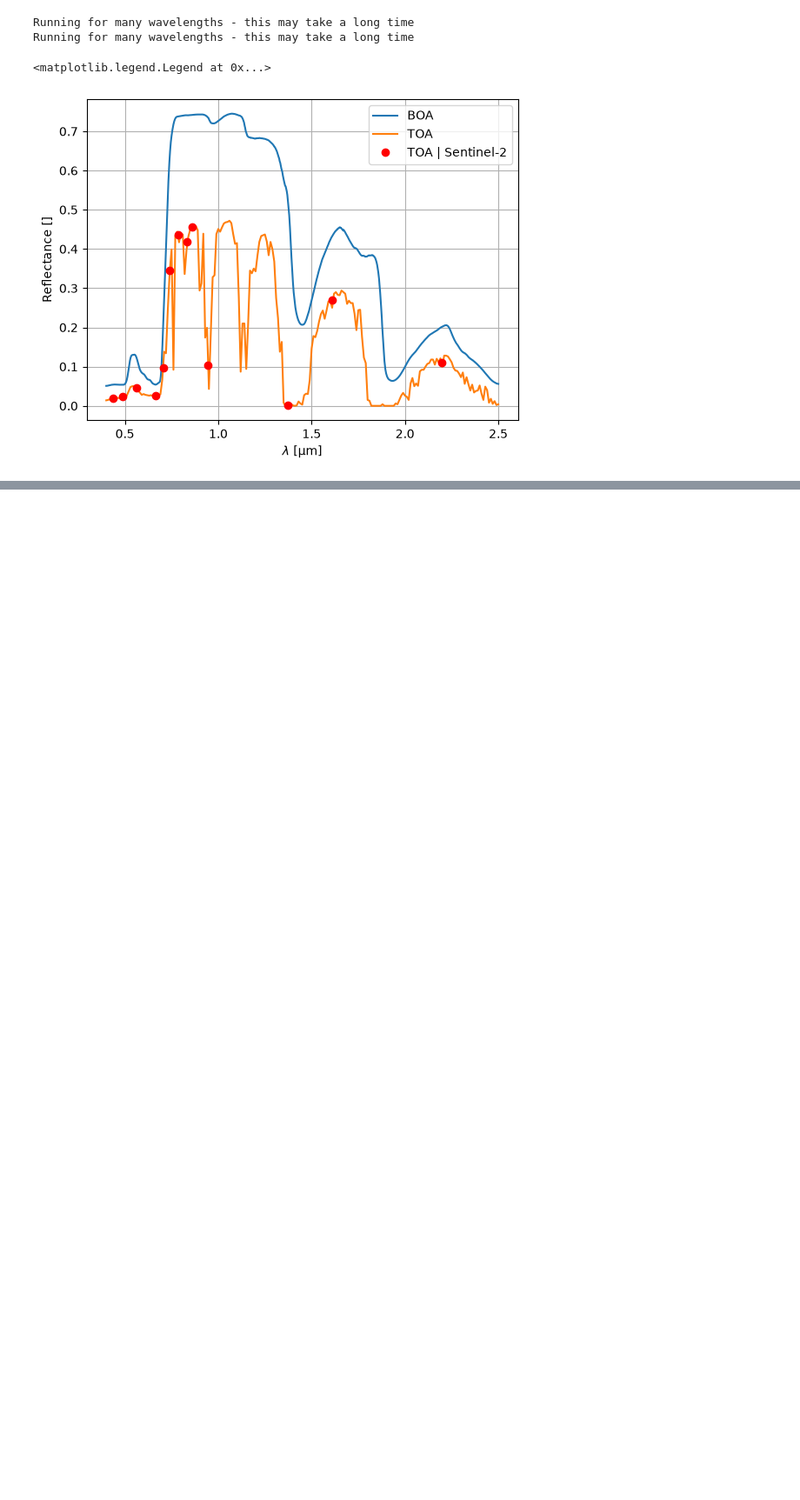
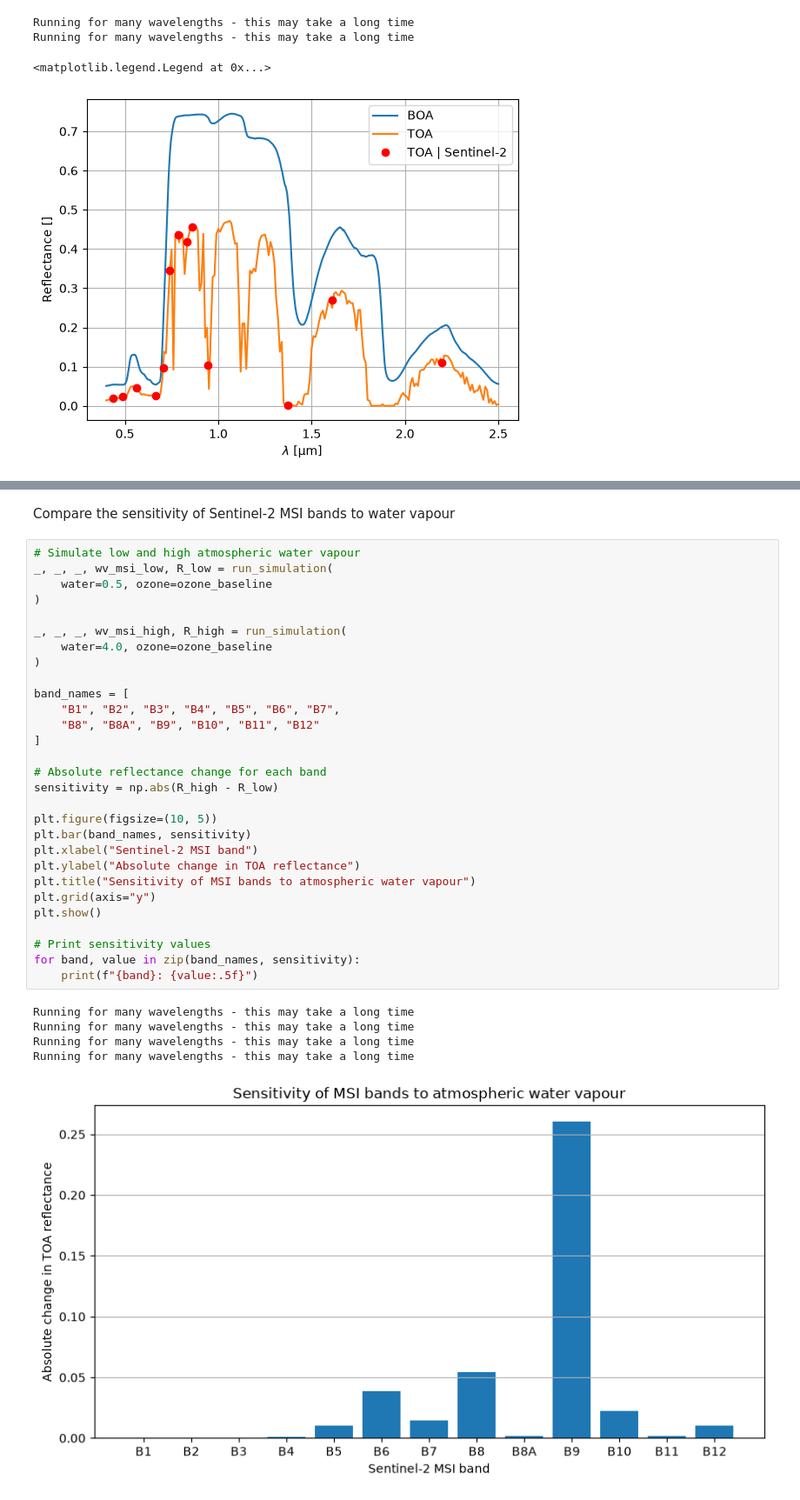
Before and after one commit to doddolisergio/Synthesis-assignment-1, a Jupyter notebook: Radiative_Transfer_Modelling_with_Prosail_py6S.ipynb, the cells around one changed output, grey strips where cells are left out. Shown at 87% size. Saved outputs shown, nothing was run; the diff lists cells and outputs as text; blank space fills up the shorter version.

```diff
--- a/Radiative_Transfer_Modelling_with_Prosail_py6S.ipynb
+++ b/Radiative_Transfer_Modelling_with_Prosail_py6S.ipynb
@@ -717,0 +1142,37 @@ Running for many wavelengths - this may take a long time
+# %% [markdown]
+Compare the sensitivity of Sentinel-2 MSI bands to water vapour
+# %%
+# Simulate low and high atmospheric water vapour
+_, _, _, wv_msi_low, R_low = run_simulation(
+    water=0.5, ozone=ozone_baseline
+)
+
+_, _, _, wv_msi_high, R_high = run_simulation(
+    water=4.0, ozone=ozone_baseline
+)
+
+band_names = [
+    "B1", "B2", "B3", "B4", "B5", "B6", "B7",
+    "B8", "B8A", "B9", "B10", "B11", "B12"
+]
+
+# Absolute reflectance change for each band
+sensitivity = np.abs(R_high - R_low)
+
+plt.figure(figsize=(10, 5))
+plt.bar(band_names, sensitivity)
+plt.xlabel("Sentinel-2 MSI band")
+plt.ylabel("Absolute change in TOA reflectance")
+plt.title("Sensitivity of MSI bands to atmospheric water vapour")
+plt.grid(axis="y")
+plt.show()
+
+# Print sensitivity values
+for band, value in zip(band_names, sensitivity):
+    print(f"{band}: {value:.5f}")
+# %% [output]
+Running for many wavelengths - this may take a long time
+Running for many wavelengths - this may take a long time
+Running for many wavelengths - this may take a long time
+Running for many wavelengths - this may take a long time
+[figure, added]
```
Also changed, not shown: parts of 31 cells of this notebook.
